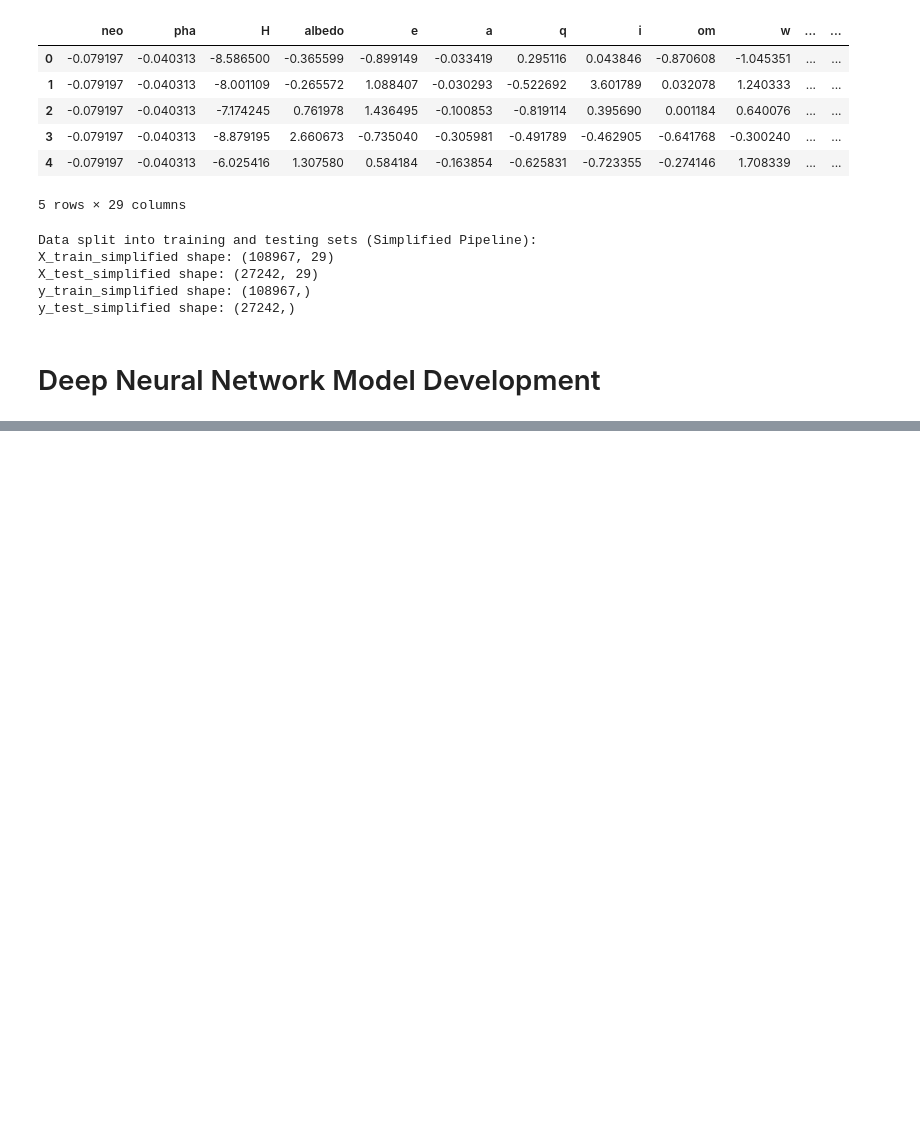
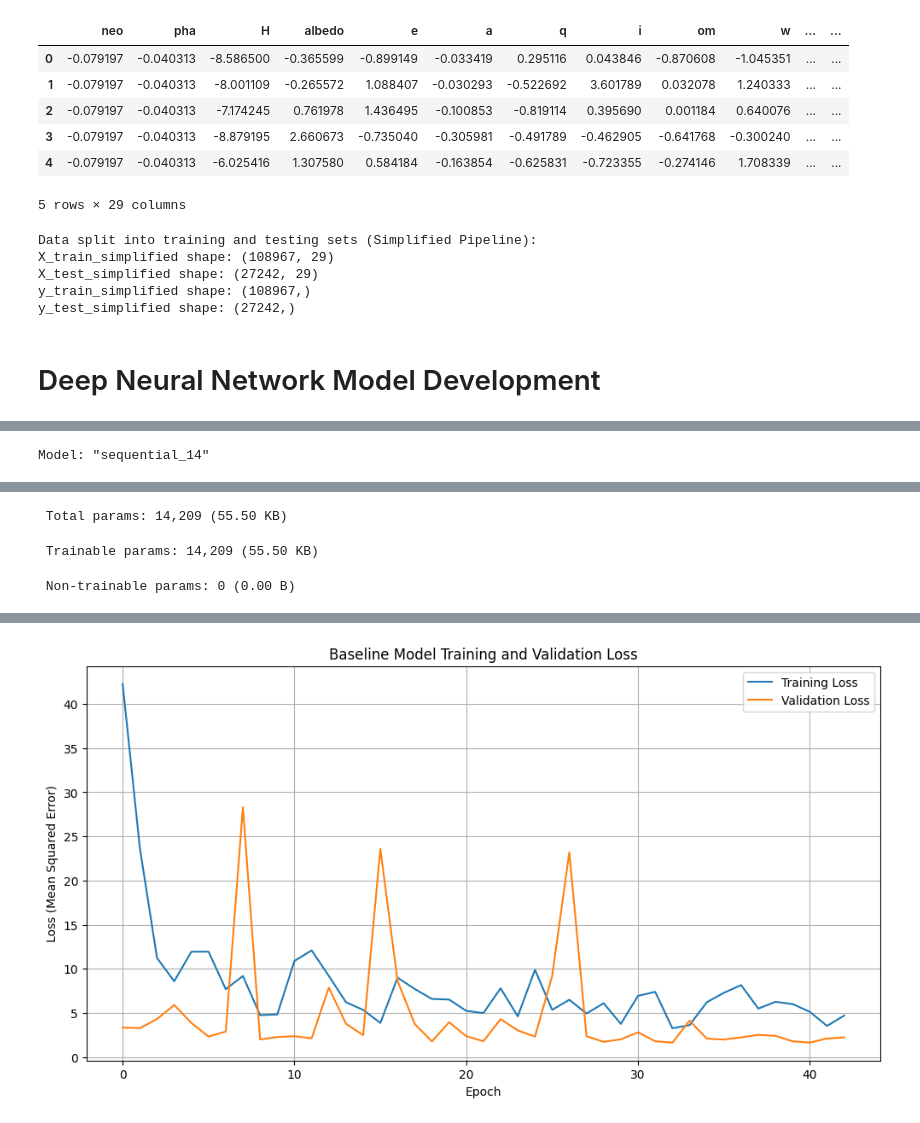
Before and after one commit to Aravindr017/Asteroid-Diameter-Prediction, a Jupyter notebook: Model/Asteriod.ipynb, the cells around one changed output, grey strips where cells are left out. Drawn from its saved outputs; the diff is of its cells as text; code cells hidden in the pictures; blank space fills up the shorter version.

Commit message:
model evaluation done

```diff
--- a/Model/Asteriod.ipynb
+++ b/Model/Asteriod.ipynb
@@ -385,3 +384,11 @@ y_train_simplified shape: (108967,)
 y_test_simplified shape: (27242,)
 # %% [markdown]
 # Deep Neural Network Model Development
+# %%
+import tensorflow as tf
+from tensorflow import keras
+from tensorflow.keras import layers
+
+# Define the input shape based on the processed training data
+input_shape = X_train_simplified.shape[1]
+print(f"Input shape for the model: {input_shape}")
@@ -387,0 +401,67 @@ y_test_simplified shape: (27242,)
+# %%
+import tensorflow as tf
+from tensorflow import keras
+from tensorflow.keras import layers
+import matplotlib.pyplot as plt
+
+# Define the baseline model architecture
+def create_baseline_model(input_shape):
+    model = keras.Sequential([
+        keras.Input(shape=(input_shape,)), # Recommended way to define input shape
+        layers.Dense(128, activation='relu'),
+        layers.Dense(64, activation='relu'),
+        layers.Dense(32, activation='relu'),
+        layers.Dense(1, activation='linear') # Linear activation for regression output
+    ])
+    return model
+
+baseline_model = create_baseline_model(input_shape)
+
+# Compile the baseline model
+baseline_model.compile(
+    optimizer=keras.optimizers.Adam(learning_rate=0.001),
+    loss='mean_squared_error',
+    metrics=['mean_absolute_error', 'mean_squared_error']
+)
+
+baseline_model.summary()
+
+# Define Early Stopping callback
+early_stopping = keras.callbacks.EarlyStopping(
+    monitor='val_loss',
+    patience=10,
+    restore_best_weights=True
+)
+
+# Callbacks for the baseline model
+model_checkpoint_baseline = keras.callbacks.ModelCheckpoint(
+    'best_model_baseline.keras',
+    monitor='val_loss',
+    save_best_only=True,
+    mode='min',
+    verbose=1 # Setting verbose to 1 to see saving messages
+)
+
+# Train the baseline model with early stopping and model checkpoint
+history_baseline = baseline_model.fit(
+    X_train_simplified,
+    y_train_simplified,
+    epochs=200, # Increased epochs to allow early stopping to work
+    batch_size=32,
+    validation_split=0.2, # Use a portion of the training data for validation
+    callbacks=[early_stopping, model_checkpoint_baseline],
+    verbose=1 # Show output during training
+)
+
+# Plot training and validation loss for the baseline model
+plt.figure(figsize=(12, 6))
+plt.plot(history_baseline.history['loss'], label='Training Loss')
+plt.plot(history_baseline.history['val_loss'], label='Validation Loss')
+plt.title('Baseline Model Training and Validation Loss')
+plt.xlabel('Epoch')
+plt.ylabel('Loss (Mean Squared Error)')
+plt.legend()
+plt.grid(True)
+plt.show()
+# %% [output]
+Model: "sequential_14"
@@ -387,0 +479,3 @@ y_test_simplified shape: (27242,)
+ Total params: 14,209 (55.50 KB)
+ Trainable params: 14,209 (55.50 KB)
+ Non-trainable params: 0 (0.00 B)
@@ -387,0 +499 @@ y_test_simplified shape: (27242,)
+[figure, added]
```
Also changed, not shown: parts of 18 cells of this notebook.
